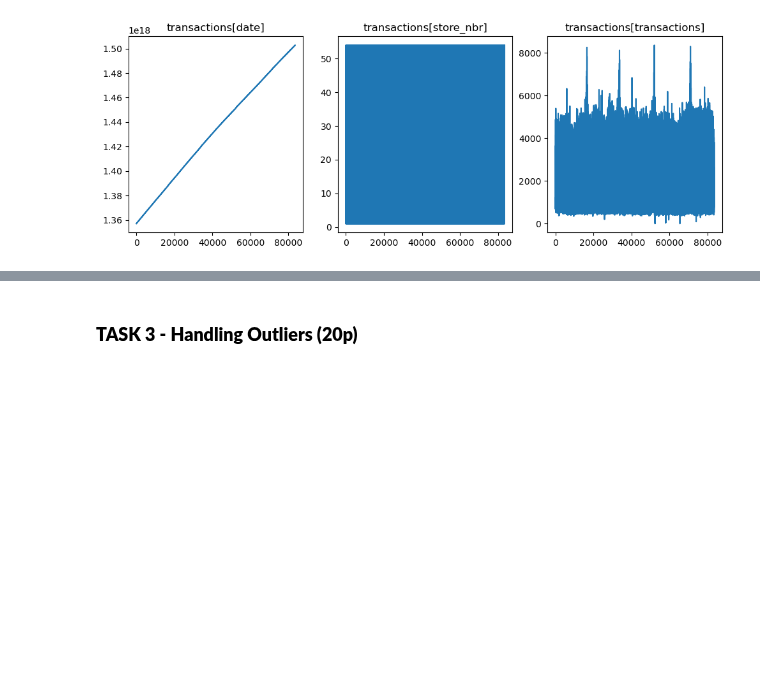
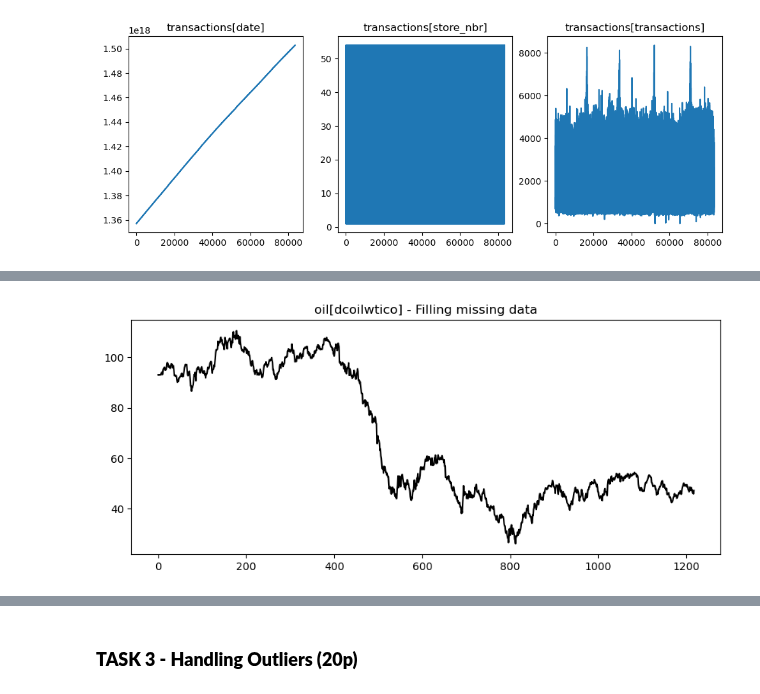
Before and after one commit to Anders-Stubberud/IT3212, a Jupyter notebook: assignment_1/notebook_Thomas.ipynb, the cells around one changed output, grey strips where cells are left out. Cells and saved outputs as stored; diff of their text form; code cells hidden in the pictures; blank space fills up the shorter version.

```diff
--- a/assignment_1/notebook_Thomas.ipynb
+++ b/assignment_1/notebook_Thomas.ipynb
@@ -492,0 +508,10 @@ plt.show()
+# %%
+oil = pd.read_csv("../data/oil.csv")
+oil['dcoilwtico'] = oil['dcoilwtico'].fillna(oil['dcoilwtico'].bfill()) #ffill, bfill, mean, median, linear
+# oil['dcoilwtico'] = oil['dcoilwtico'].interpolate(method='index')
+plt.figure(figsize=(10, 4))
+plt.plot(oil['dcoilwtico'], color='black')
+plt.title('oil[dcoilwtico] - Filling missing data')
+plt.show()
+# %% [output]
+[figure, added]
```
Also changed, not shown: parts of 5 cells of this notebook.
